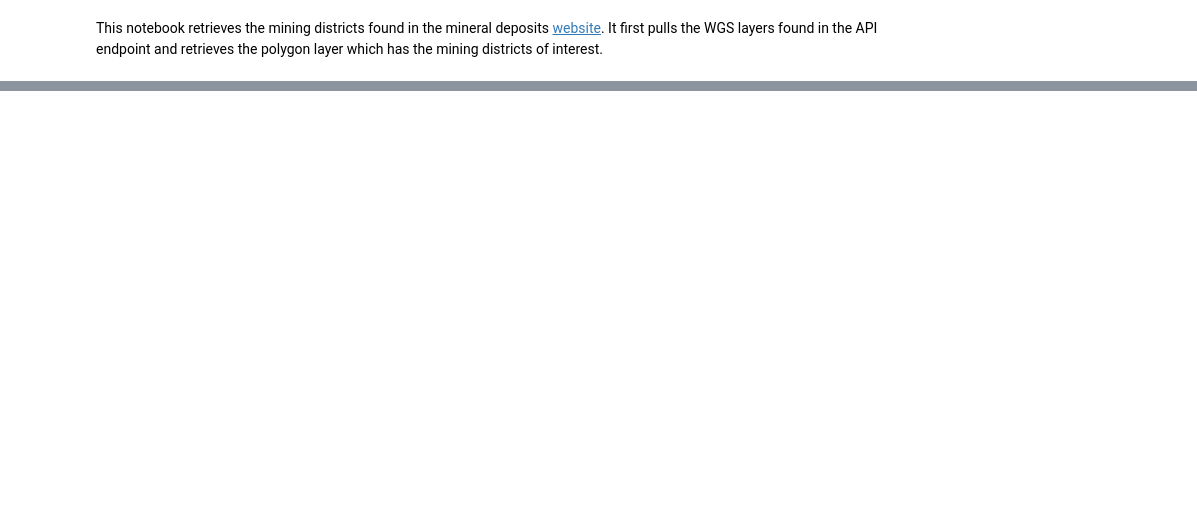
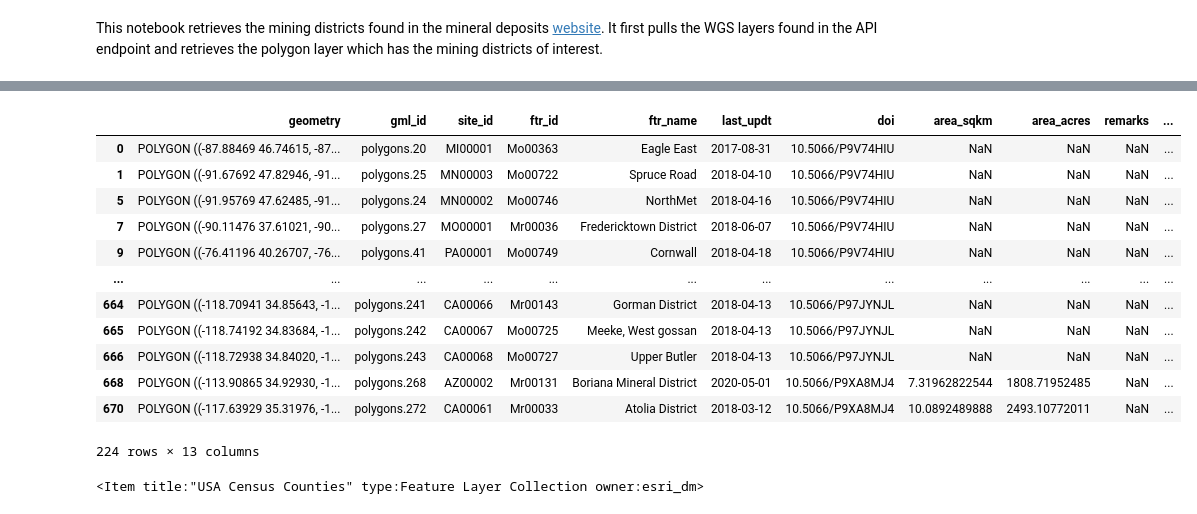
Before and after one commit to skybristol/geokb, a Jupyter notebook: Mining Districts.ipynb, the cells around one changed output, grey strips where cells are left out. Saved outputs shown, nothing was run; the diff lists cells and outputs as text; code cells hidden in the pictures; blank space fills up the shorter version.

```diff
--- a/Mining Districts.ipynb
+++ b/Mining Districts.ipynb
@@ -31,0 +39,3 @@ mining_districts.head()
+# %%
+mining_districts['geometry'] = [reverse_coords(x) for x in mining_districts['geometry']]
+mining_districts.head()
@@ -31,0 +49,28 @@ mining_districts.head()
+# %%
+(mining_districts
+# .loc[mining_districts['ftr_name']
+# .str
+# .contains('Eagle') ]
+# .groupby(['site_id', 'geometry', 'ftr_name','doi']).apply(lambda x : x)
+.drop_duplicates(subset=['site_id'])
+)
+# %% [output]
+|  | geometry | gml_id | site_id | ftr_id | ftr_name | last_updt | doi | area_sqkm | area_acres | remarks | ... |
+| 0 | POLYGON ((-87.88469 46.74615, -87... | polygons.20 | MI00001 | Mo00363 | Eagle East | 2017-08-31 | 10.5066/P9V74HIU | NaN | NaN | NaN | ... |
+| 1 | POLYGON ((-91.67692 47.82946, -91... | polygons.25 | MN00003 | Mo00722 | Spruce Road | 2018-04-10 | 10.5066/P9V74HIU | NaN | NaN | NaN | ... |
+| 5 | POLYGON ((-91.95769 47.62485, -91... | polygons.24 | MN00002 | Mo00746 | NorthMet | 2018-04-16 | 10.5066/P9V74HIU | NaN | NaN | NaN | ... |
+| 7 | POLYGON ((-90.11476 37.61021, -90... | polygons.27 | MO00001 | Mr00036 | Fredericktown District | 2018-06-07 | 10.5066/P9V74HIU | NaN | NaN | NaN | ... |
+| 9 | POLYGON ((-76.41196 40.26707, -76... | polygons.41 | PA00001 | Mo00749 | Cornwall | 2018-04-18 | 10.5066/P9V74HIU | NaN | NaN | NaN | ... |
+| ... | ... | ... | ... | ... | ... | ... | ... | ... | ... | ... | ... |
+| 664 | POLYGON ((-118.70941 34.85643, -1... | polygons.241 | CA00066 | Mr00143 | Gorman District | 2018-04-13 | 10.5066/P97JYNJL | NaN | NaN | NaN | ... |
+| 665 | POLYGON ((-118.74192 34.83684, -1... | polygons.242 | CA00067 | Mo00725 | Meeke, West gossan | 2018-04-13 | 10.5066/P97JYNJL | NaN | NaN | NaN | ... |
+| 666 | POLYGON ((-118.72938 34.84020, -1... | polygons.243 | CA00068 | Mo00727 | Upper Butler | 2018-04-13 | 10.5066/P97JYNJL | NaN | NaN | NaN | ... |
+| 668 | POLYGON ((-113.90865 34.92930, -1... | polygons.268 | AZ00002 | Mr00131 | Boriana Mineral District | 2020-05-01 | 10.5066/P9XA8MJ4 | 7.31962822544 | 1808.71952485 | NaN | ... |
+| 670 | POLYGON ((-117.63929 35.31976, -1... | polygons.272 | CA00061 | Mr00033 | Atolia District | 2018-03-12 | 10.5066/P9XA8MJ4 | 10.0892489888 | 2493.10772011 | NaN | ... |
+224 rows × 13 columns
+# %%
+gis = GIS()
+counties = gis.content.get('14c5450526a8430298b2fa74da12c2f4')
+counties
+# %% [output]
+<Item title:"USA Census Counties" type:Feature Layer Collection owner:esri_dm>
```
Also changed, not shown: parts of 24 cells of this notebook.
